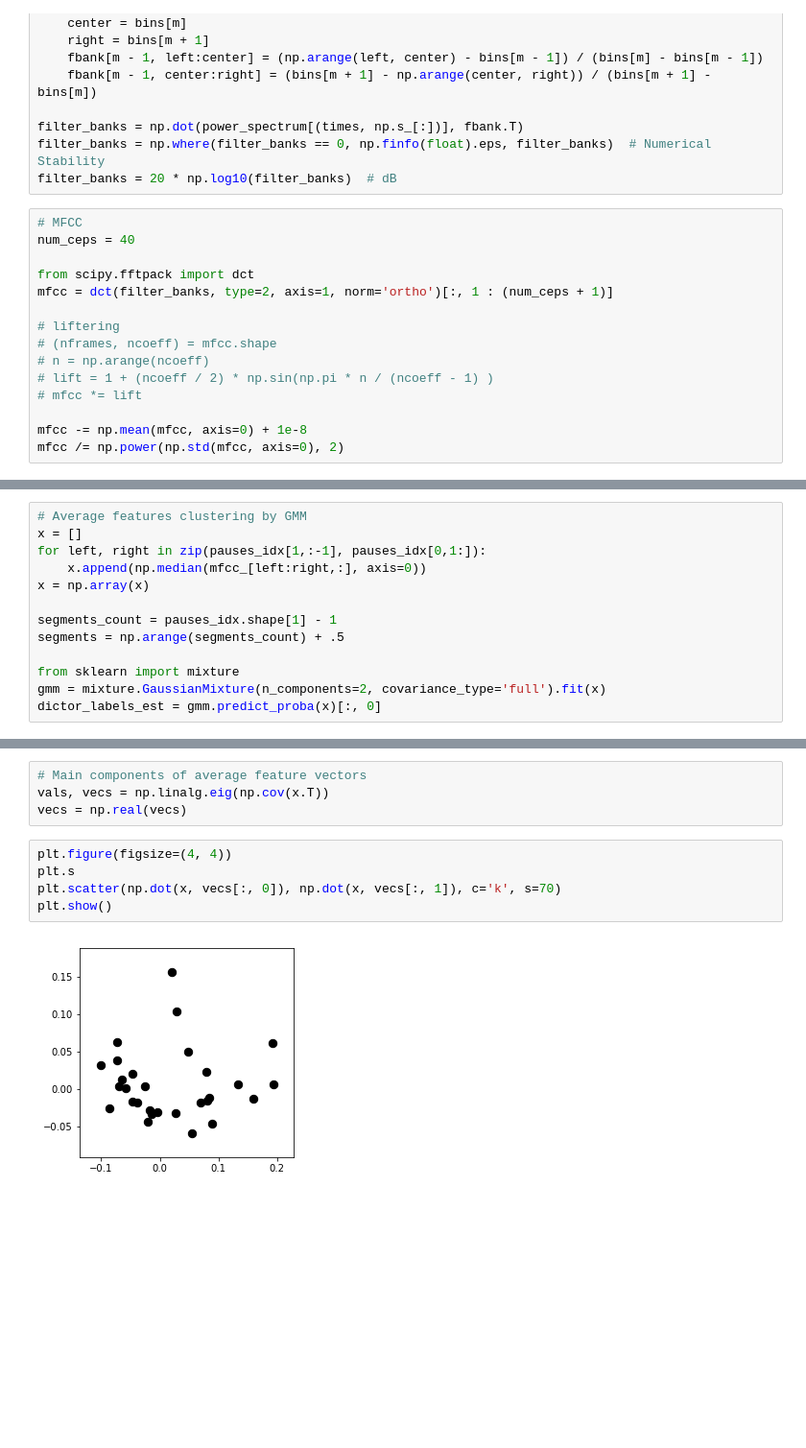
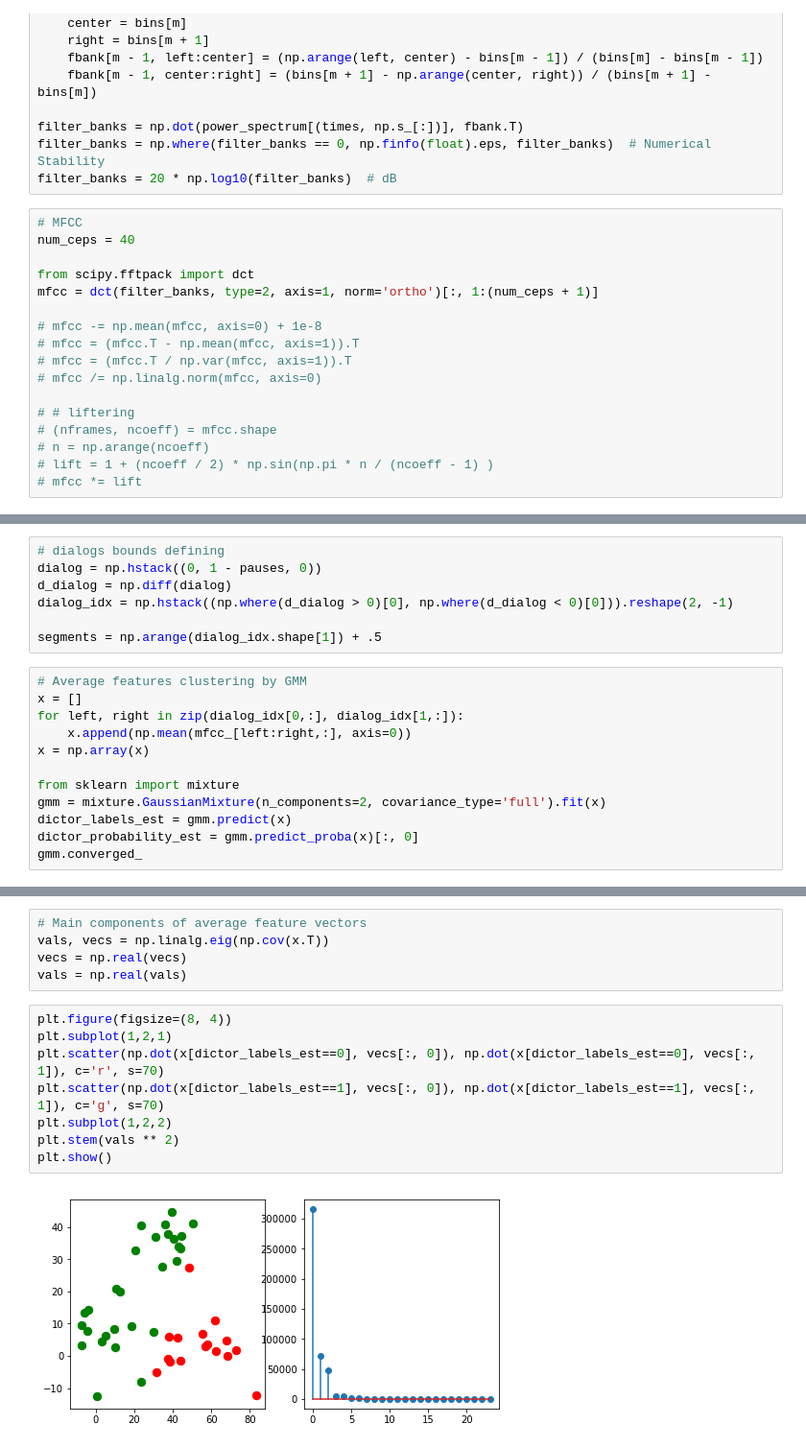
Before and after one commit to skhristoforov/DictorClassify, a Jupyter notebook: WavAnalisys_unlabeled.ipynb, the cells around one changed output, grey strips where cells are left out. Shown at 96% size. Saved outputs shown, nothing was run; the diff lists cells and outputs as text; blank space fills up the shorter version.

```diff
--- a/WavAnalisys_unlabeled.ipynb
+++ b/WavAnalisys_unlabeled.ipynb
@@ -132,16 +127,18 @@ filter_banks = 20 * np.log10(filter_banks)  # dB
 num_ceps = 40
 
 from scipy.fftpack import dct
-mfcc = dct(filter_banks, type=2, axis=1, norm='ortho')[:, 1 : (num_ceps + 1)]
+mfcc = dct(filter_banks, type=2, axis=1, norm='ortho')[:, 1:(num_ceps + 1)]
 
-# liftering
+# mfcc -= np.mean(mfcc, axis=0) + 1e-8
+# mfcc = (mfcc.T - np.mean(mfcc, axis=1)).T
+# mfcc = (mfcc.T / np.var(mfcc, axis=1)).T
+# mfcc /= np.linalg.norm(mfcc, axis=0)
+
+# # liftering
 # (nframes, ncoeff) = mfcc.shape
 # n = np.arange(ncoeff)
 # lift = 1 + (ncoeff / 2) * np.sin(np.pi * n / (ncoeff - 1) )
 # mfcc *= lift
-
-mfcc -= np.mean(mfcc, axis=0) + 1e-8
-mfcc /= np.power(np.std(mfcc, axis=0), 2)
 # %%
 # Results
 plt.figure(figsize=(15, 10))
@@ -168,13 +165,19 @@ mfcc_ = mfcc[:, 1:25]
+# %%
+# dialogs bounds defining
+dialog = np.hstack((0, 1 - pauses, 0))
+d_dialog = np.diff(dialog)
+dialog_idx = np.hstack((np.where(d_dialog > 0)[0], np.where(d_dialog < 0)[0])).reshape(2, -1)
+
+segments = np.arange(dialog_idx.shape[1]) + .5
 # %%
 # Average features clustering by GMM
 x = []
-for left, right in zip(pauses_idx[1,:-1], pauses_idx[0,1:]):
-    x.append(np.median(mfcc_[left:right,:], axis=0))
+for left, right in zip(dialog_idx[0,:], dialog_idx[1,:]):
+    x.append(np.mean(mfcc_[left:right,:], axis=0))
 x = np.array(x)
-
-segments_count = pauses_idx.shape[1] - 1
-segments = np.arange(segments_count) + .5
 
 from sklearn import mixture
 gmm = mixture.GaussianMixture(n_components=2, covariance_type='full').fit(x)
-dictor_labels_est = gmm.predict_proba(x)[:, 0]
+dictor_labels_est = gmm.predict(x)
+dictor_probability_est = gmm.predict_proba(x)[:, 0]
+gmm.converged_
@@ -218,10 +223,14 @@ plt.show()
 # Main components of average feature vectors
 vals, vecs = np.linalg.eig(np.cov(x.T))
 vecs = np.real(vecs)
+vals = np.real(vals)
 # %%
-plt.figure(figsize=(4, 4))
-plt.s
-plt.scatter(np.dot(x, vecs[:, 0]), np.dot(x, vecs[:, 1]), c='k', s=70)
+plt.figure(figsize=(8, 4))
+plt.subplot(1,2,1)
+plt.scatter(np.dot(x[dictor_labels_est==0], vecs[:, 0]), np.dot(x[dictor_labels_est==0], vecs[:, 1]), c='r', s=70)
+plt.scatter(np.dot(x[dictor_labels_est==1], vecs[:, 0]), np.dot(x[dictor_labels_est==1], vecs[:, 1]), c='g', s=70)
+plt.subplot(1,2,2)
+plt.stem(vals ** 2)
 plt.show()
 # %% [output]
-[figure, old version]
+[figure, new version]
```
Also changed, not shown: parts of 12 cells of this notebook, 2 other files.
